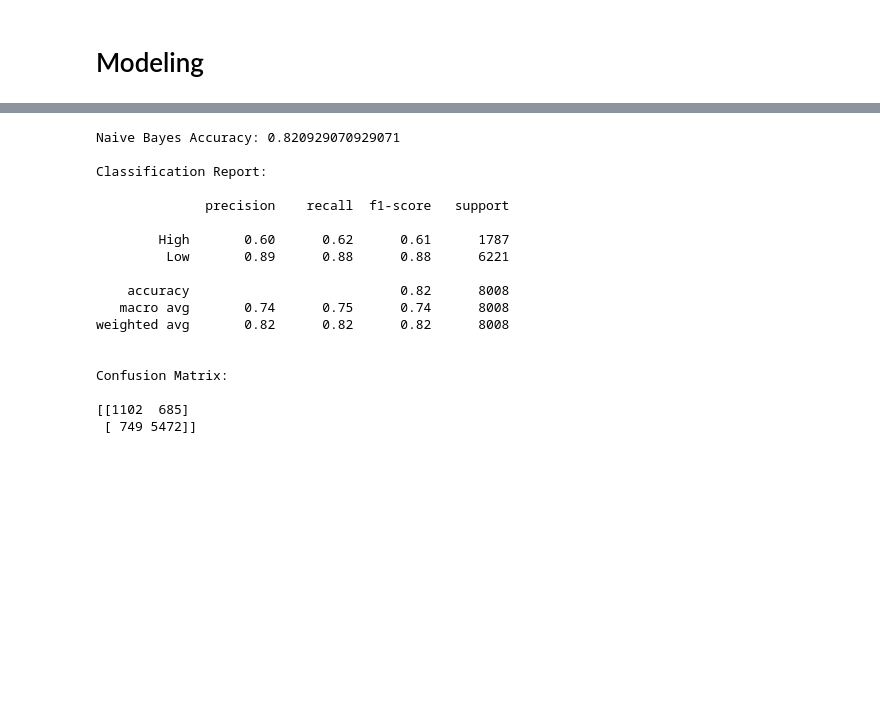
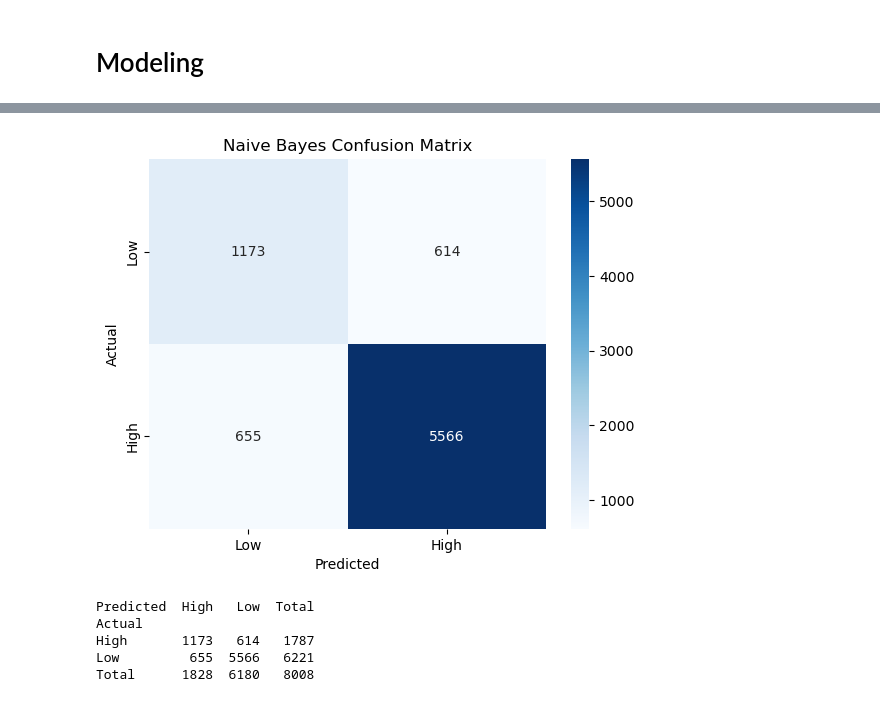
Before and after one commit to andrewhash/air-traffic-data-mining, a Jupyter notebook: air_traffic_analysis.ipynb, the cells around one changed output, grey strips where cells are left out. Cells and saved outputs as stored; diff of their text form; code cells hidden in the pictures; blank space fills up the shorter version.

```diff
--- a/air_traffic_analysis.ipynb
+++ b/air_traffic_analysis.ipynb
@@ -460,33 +543,31 @@ Confusion Matrix:
 # %%
 # Naive Bayes model
 nb_model = MultinomialNB()
 nb_model.fit(X_train, y_train)
 
 # predictions
 y_pred_nb = nb_model.predict(X_test)
 
-# evaluation
-print("Naive Bayes Accuracy:", accuracy_score(y_test, y_pred_nb))
-print("\nClassification Report:\n")
-print(classification_report(y_test, y_pred_nb))
-print("\nConfusion Matrix:\n")
-print(confusion_matrix(y_test, y_pred_nb))
+# confusion matrix heatmap
+cm_nb = confusion_matrix(y_test, y_pred_nb)
+sns.heatmap(cm_nb, annot=True, fmt='d', cmap='Blues',
+            xticklabels=['Low', 'High'],
+            yticklabels=['Low', 'High'])
+plt.title("Naive Bayes Confusion Matrix")
+plt.xlabel("Predicted")
+plt.ylabel("Actual")
+plt.show()
+
+# confusion matrix chart
+ypred_nb = pd.crosstab(y_test, y_pred_nb,
+                       rownames=['Actual'], colnames=['Predicted'])
+ypred_nb['Total'] = ypred_nb.sum(axis=1)
+ypred_nb.loc['Total'] = ypred_nb.sum()
+print(ypred_nb)
 # %% [output]
+[figure, added]
-Naive Bayes Accuracy: 0.820929070929071
-
-Classification Report:
-
-              precision    recall  f1-score   support
-
-        High       0.60      0.62      0.61      1787
-         Low       0.89      0.88      0.88      6221
-
-    accuracy                           0.82      8008
-   macro avg       0.74      0.75      0.74      8008
-weighted avg       0.82      0.82      0.82      8008
-
-
-Confusion Matrix:
-
-[[1102  685]
- [ 749 5472]]
+Predicted  High   Low  Total
+Actual
+High       1173   614   1787
+Low         655  5566   6221
+Total      1828  6180   8008
```
Also changed, not shown: parts of 15 cells of this notebook.
